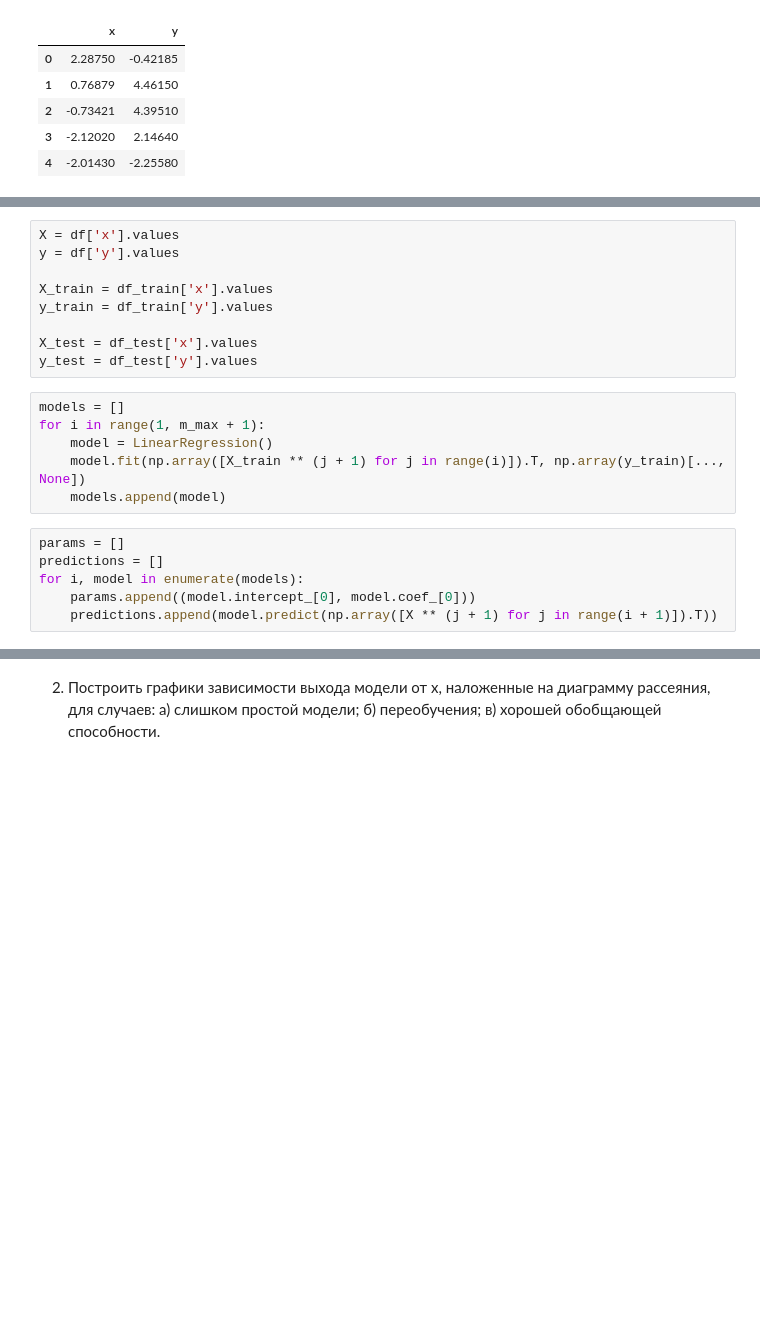
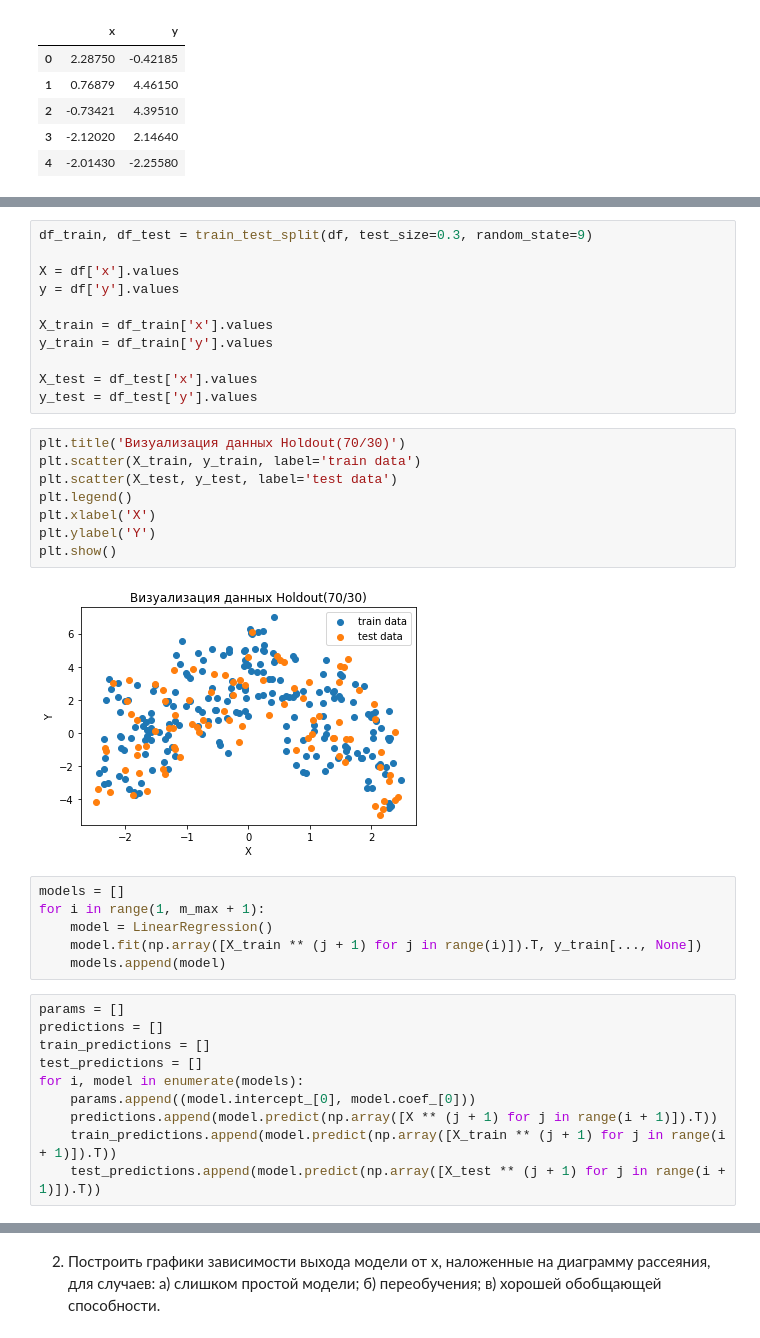
Before and after one commit to aeglushkov/mephi-ml-2021, a Jupyter notebook: Lab01.ipynb, the cells around one changed output, grey strips where cells are left out. Cells and saved outputs as stored; diff of their text form; blank space fills up the shorter version.

```diff
--- a/Lab01.ipynb
+++ b/Lab01.ipynb
@@ -27,4 +59,6 @@ df.head()
 # %%
+df_train, df_test = train_test_split(df, test_size=0.3, random_state=9)
+
 X = df['x'].values
 y = df['y'].values
 
@@ -33,15 +67,29 @@ y_train = df_train['y'].values
 
 X_test = df_test['x'].values
 y_test = df_test['y'].values
+# %%
+plt.title('Визуализация данных Holdout(70/30)')
+plt.scatter(X_train, y_train, label='train data')
+plt.scatter(X_test, y_test, label='test data')
+plt.legend()
+plt.xlabel('X')
+plt.ylabel('Y')
+plt.show()
+# %% [output]
+[figure, added]
 # %%
 models = []
 for i in range(1, m_max + 1):
     model = LinearRegression()
-    model.fit(np.array([X_train ** (j + 1) for j in range(i)]).T, np.array(y_train)[..., None])
+    model.fit(np.array([X_train ** (j + 1) for j in range(i)]).T, y_train[..., None])
     models.append(model)
 # %%
 params = []
 predictions = []
+train_predictions = []
+test_predictions = []
 for i, model in enumerate(models):
     params.append((model.intercept_[0], model.coef_[0]))
     predictions.append(model.predict(np.array([X ** (j + 1) for j in range(i + 1)]).T))
+    train_predictions.append(model.predict(np.array([X_train ** (j + 1) for j in range(i + 1)]).T))
+    test_predictions.append(model.predict(np.array([X_test ** (j + 1) for j in range(i + 1)]).T))
```
Also changed, not shown: parts of 33 cells of this notebook.
